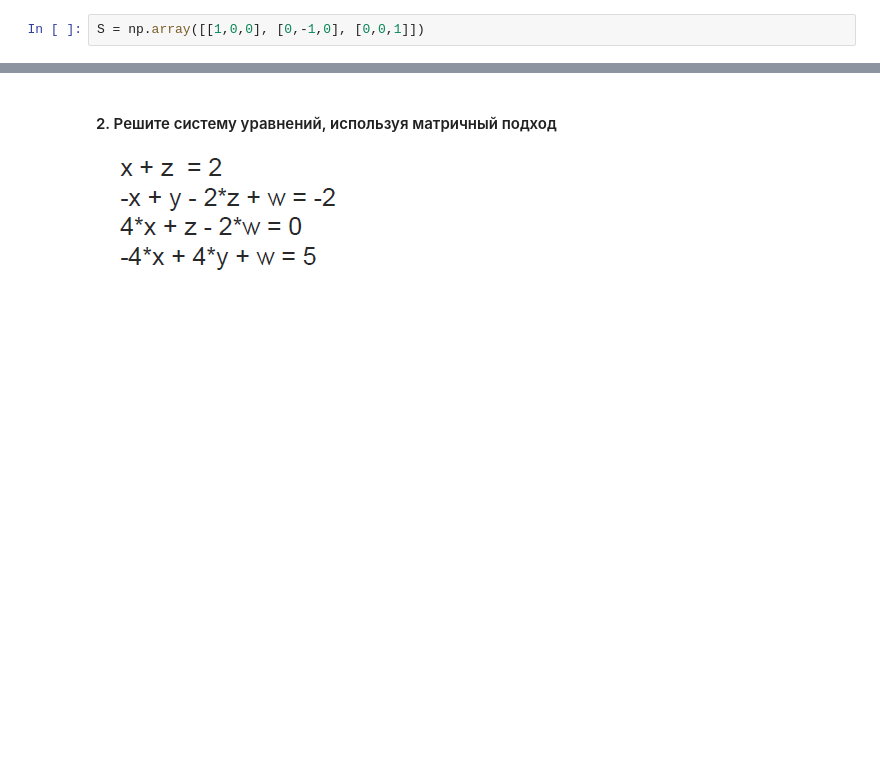
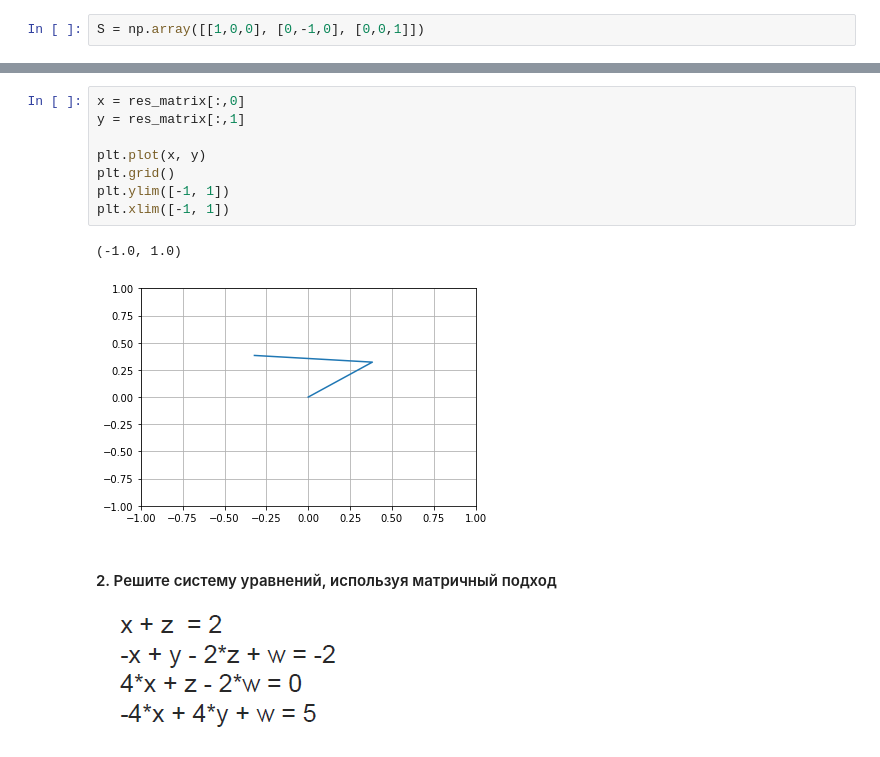
Before and after one commit to natkhosh/pyda_homeworks, a Jupyter notebook: 05_Maths_for_Data_Science/HW3_Advanced_Linear_Algebra.ipynb, the cells around one changed output, grey strips where cells are left out. Drawn from its saved outputs; the diff is of its cells as text; blank space fills up the shorter version.

```diff
--- a/05_Maths_for_Data_Science/HW3_Advanced_Linear_Algebra.ipynb
+++ b/05_Maths_for_Data_Science/HW3_Advanced_Linear_Algebra.ipynb
@@ -137,3 +160,14 @@ determinant
+# %%
+x = res_matrix[:,0]
+y = res_matrix[:,1]
+
+plt.plot(x, y)
+plt.grid()
+plt.ylim([-1, 1])
+plt.xlim([-1, 1])
+# %% [output]
+(-1.0, 1.0)
+[figure, added]
 # %% [markdown]
 #### 2. Решите систему уравнений, используя матричный подход
 ![image-2.png](attachment:image-2.png)
```
Also changed, not shown: parts of 5 cells of this notebook.
